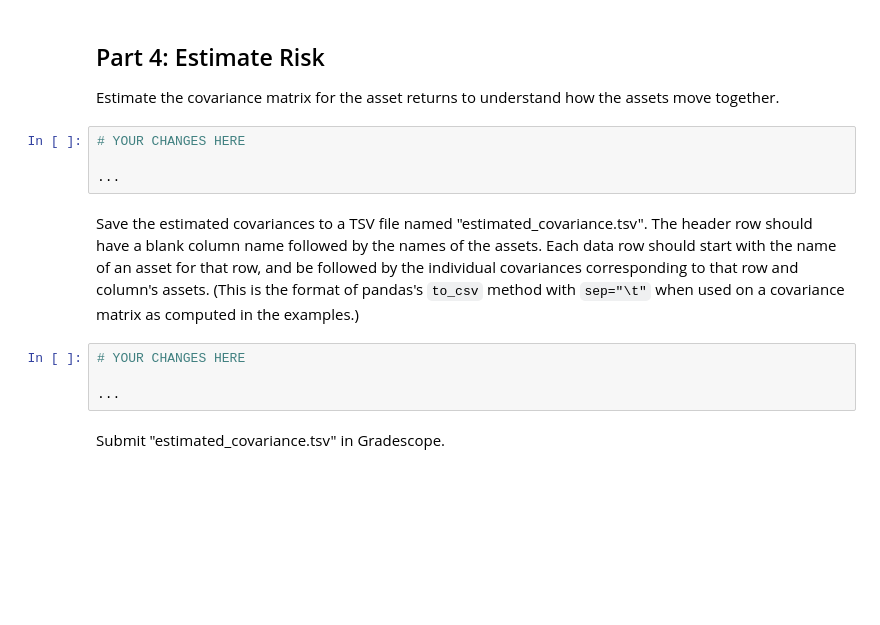
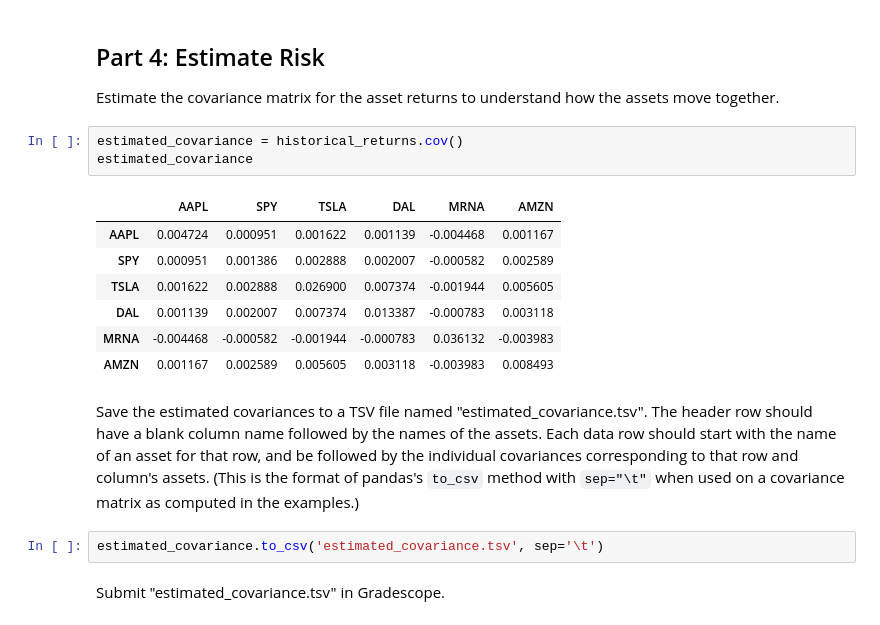
Before and after one commit to aidandig/dx704-project-01, a Jupyter notebook: dx704-project-01.ipynb, the cells around one changed output. Drawn from its saved outputs; the diff is of its cells as text; blank space fills up the shorter version.

Commit message:
estimated risk covarance matrix data

```diff
--- a/dx704-project-01.ipynb
+++ b/dx704-project-01.ipynb
@@ -153,19 +153,24 @@ Submit "estimated_returns.tsv" in Gradescope.
 ## Part 4: Estimate Risk
 
 Estimate the covariance matrix for the asset returns to understand how the assets move together.
-# %%
-# YOUR CHANGES HERE
-
-...
+# %%
+estimated_covariance = historical_returns.cov()
+estimated_covariance
+# %% [output]
+|  | AAPL | SPY | TSLA | DAL | MRNA | AMZN |
+| AAPL | 0.004724 | 0.000951 | 0.001622 | 0.001139 | -0.004468 | 0.001167 |
+| SPY | 0.000951 | 0.001386 | 0.002888 | 0.002007 | -0.000582 | 0.002589 |
+| TSLA | 0.001622 | 0.002888 | 0.026900 | 0.007374 | -0.001944 | 0.005605 |
+| DAL | 0.001139 | 0.002007 | 0.007374 | 0.013387 | -0.000783 | 0.003118 |
+| MRNA | -0.004468 | -0.000582 | -0.001944 | -0.000783 | 0.036132 | -0.003983 |
+| AMZN | 0.001167 | 0.002589 | 0.005605 | 0.003118 | -0.003983 | 0.008493 |
 # %% [markdown]
 Save the estimated covariances to a TSV file named "estimated_covariance.tsv".
 The header row should have a blank column name followed by the names of the assets.
 Each data row should start with the name of an asset for that row, and be followed by the individual covariances corresponding to that row and column's assets.
 (This is the format of pandas's `to_csv` method with `sep="\t"` when used on a covariance matrix as computed in the examples.)
-# %%
-# YOUR CHANGES HERE
-
-...
+# %%
+estimated_covariance.to_csv('estimated_covariance.tsv', sep='\t')
 # %% [markdown]
 Submit "estimated_covariance.tsv" in Gradescope.
 # %% [markdown]
```
Also changed, not shown: 1 other file.
